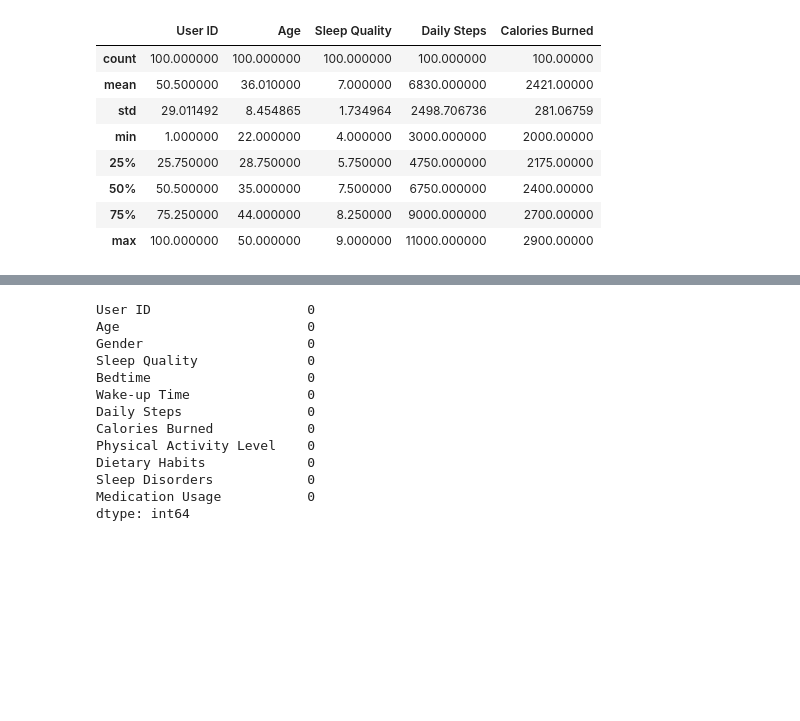
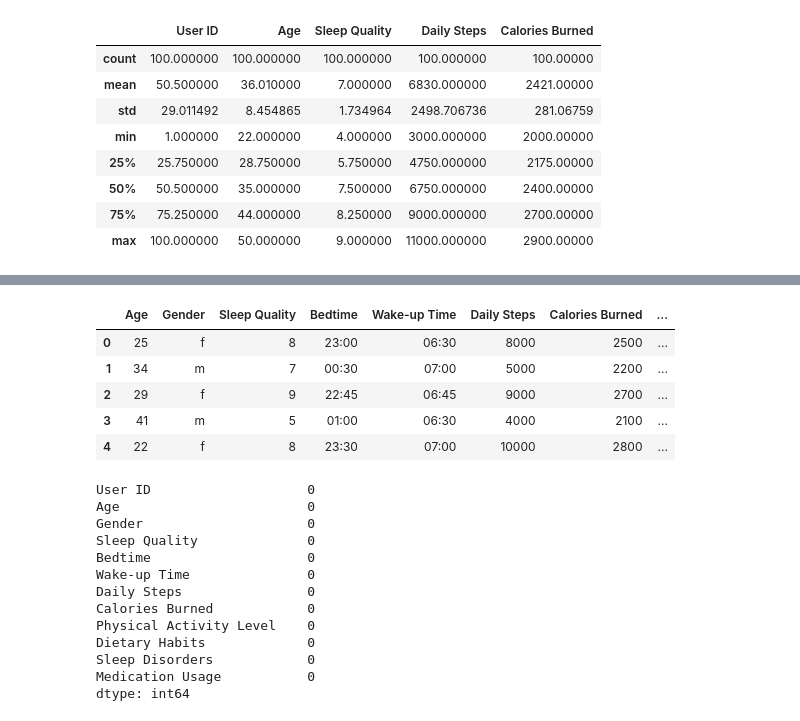
Before and after one commit to Laxman2024/Health-and-sleep-statistics, a Jupyter notebook: .ipynb, the cells around one changed output, grey strips where cells are left out. Drawn from its saved outputs; the diff is of its cells as text; code cells hidden in the pictures; blank space fills up the shorter version.

```diff
--- a/.ipynb
+++ b/.ipynb
@@ -65,3 +73,15 @@ data.describe()
+# %%
+# Remove a column and update the DataFrame in-place
+data.drop(columns=['User ID'], inplace=True)
+# %%
+data.head()
+# %% [output]
+|  | Age | Gender | Sleep Quality | Bedtime | Wake-up Time | Daily Steps | Calories Burned | ... |
+| 0 | 25 | f | 8 | 23:00 | 06:30 | 8000 | 2500 | ... |
+| 1 | 34 | m | 7 | 00:30 | 07:00 | 5000 | 2200 | ... |
+| 2 | 29 | f | 9 | 22:45 | 06:45 | 9000 | 2700 | ... |
+| 3 | 41 | m | 5 | 01:00 | 06:30 | 4000 | 2100 | ... |
+| 4 | 22 | f | 8 | 23:30 | 07:00 | 10000 | 2800 | ... |
 # %%
 # Check for missing values
 data.isnull().sum()
```
Also changed, not shown: parts of 2 cells of this notebook.
